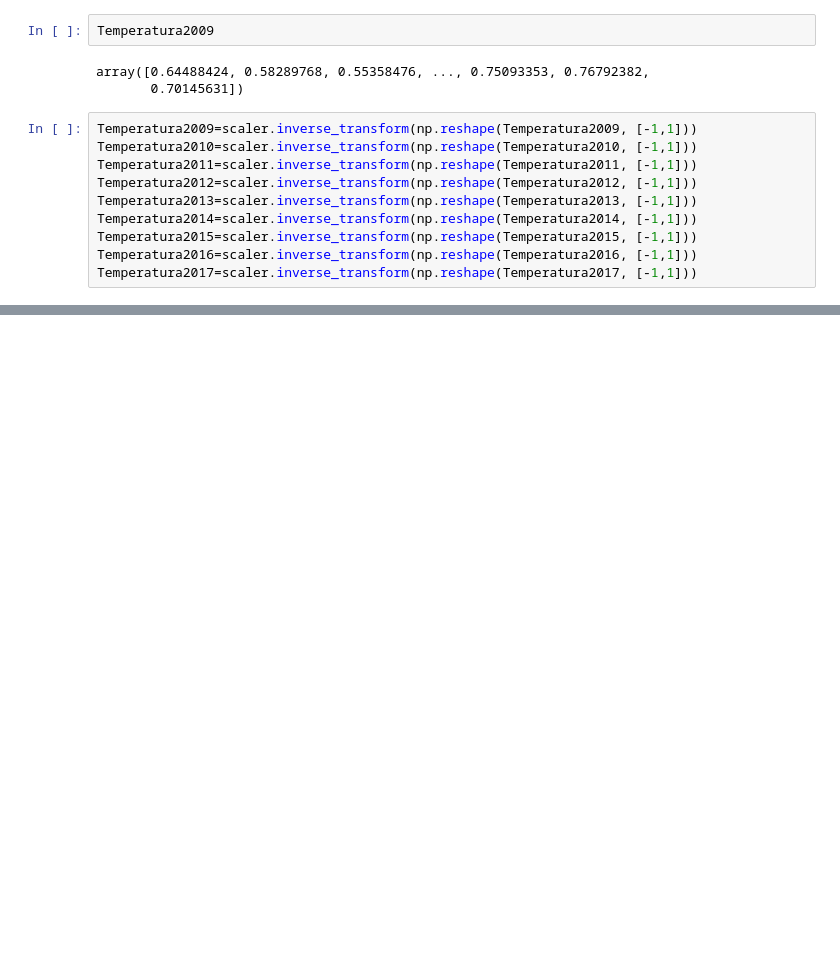
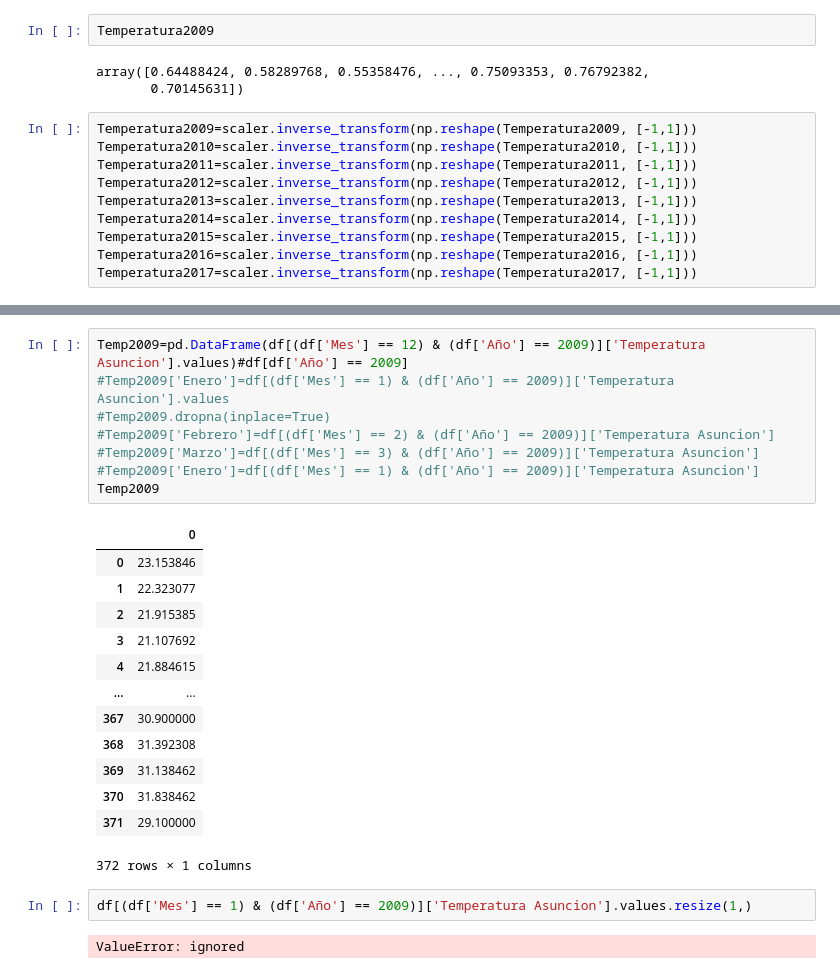
Before and after one commit to gmfv/Prediccion-de-Temperatura-Asuncion, a Jupyter notebook: RedRecurrente.ipynb, the cells around one changed output, grey strips where cells are left out. Cells and saved outputs as stored; diff of their text form; blank space fills up the shorter version.

```diff
--- a/RedRecurrente.ipynb
+++ b/RedRecurrente.ipynb
@@ -289,0 +409,26 @@ Máxima diferencia:  [4.44311218] , Media:  -1.344982662083481
+# %%
+Temp2009=pd.DataFrame(df[(df['Mes'] == 12) & (df['Año'] == 2009)]['Temperatura Asuncion'].values)#df[df['Año'] == 2009]
+#Temp2009['Enero']=df[(df['Mes'] == 1) & (df['Año'] == 2009)]['Temperatura Asuncion'].values
+#Temp2009.dropna(inplace=True)
+#Temp2009['Febrero']=df[(df['Mes'] == 2) & (df['Año'] == 2009)]['Temperatura Asuncion']
+#Temp2009['Marzo']=df[(df['Mes'] == 3) & (df['Año'] == 2009)]['Temperatura Asuncion']
+#Temp2009['Enero']=df[(df['Mes'] == 1) & (df['Año'] == 2009)]['Temperatura Asuncion']
+Temp2009
+# %% [output]
+|  | 0 |
+| 0 | 23.153846 |
+| 1 | 22.323077 |
+| 2 | 21.915385 |
+| 3 | 21.107692 |
+| 4 | 21.884615 |
+| ... | ... |
+| 367 | 30.900000 |
+| 368 | 31.392308 |
+| 369 | 31.138462 |
+| 370 | 31.838462 |
+| 371 | 29.100000 |
+372 rows × 1 columns
+# %%
+df[(df['Mes'] == 1) & (df['Año'] == 2009)]['Temperatura Asuncion'].values.resize(1,)
+# %% [output]
+ValueError: ignored
```
Also changed, not shown: parts of 15 cells of this notebook.
